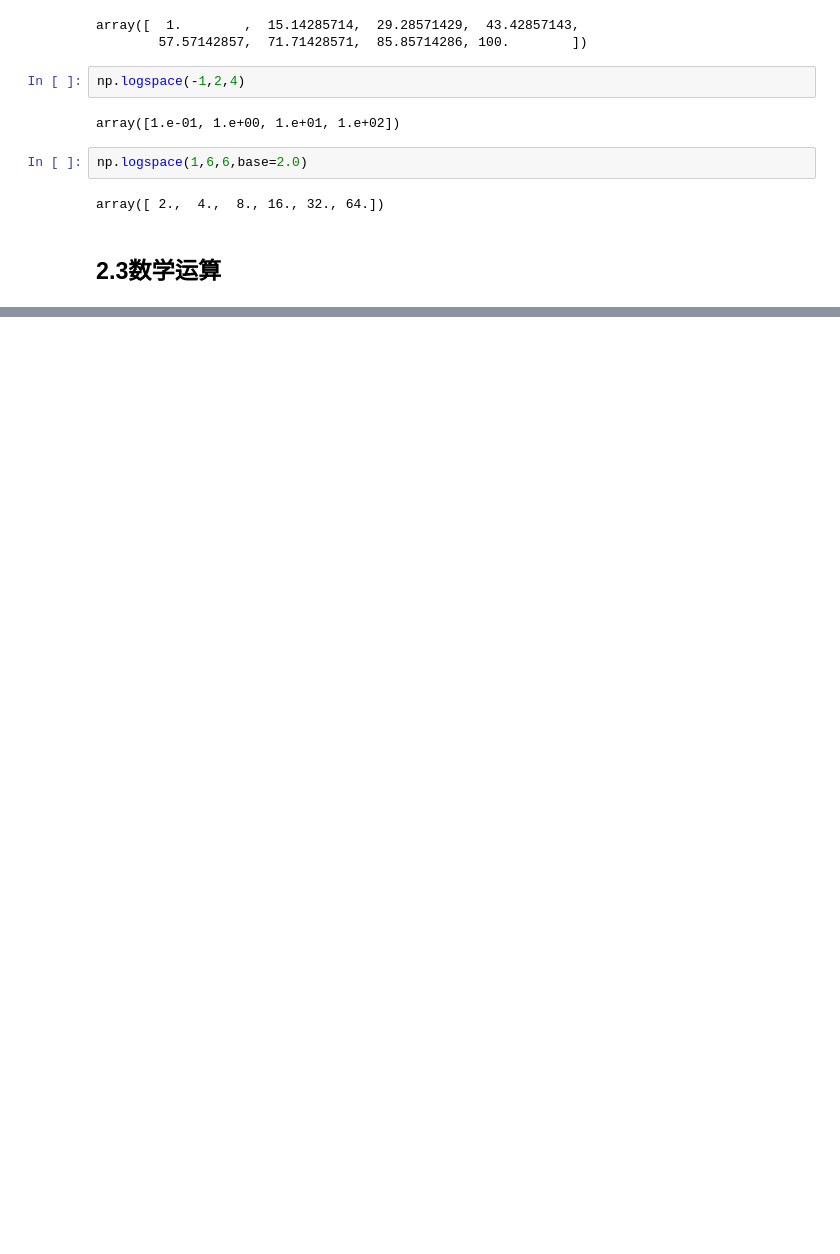
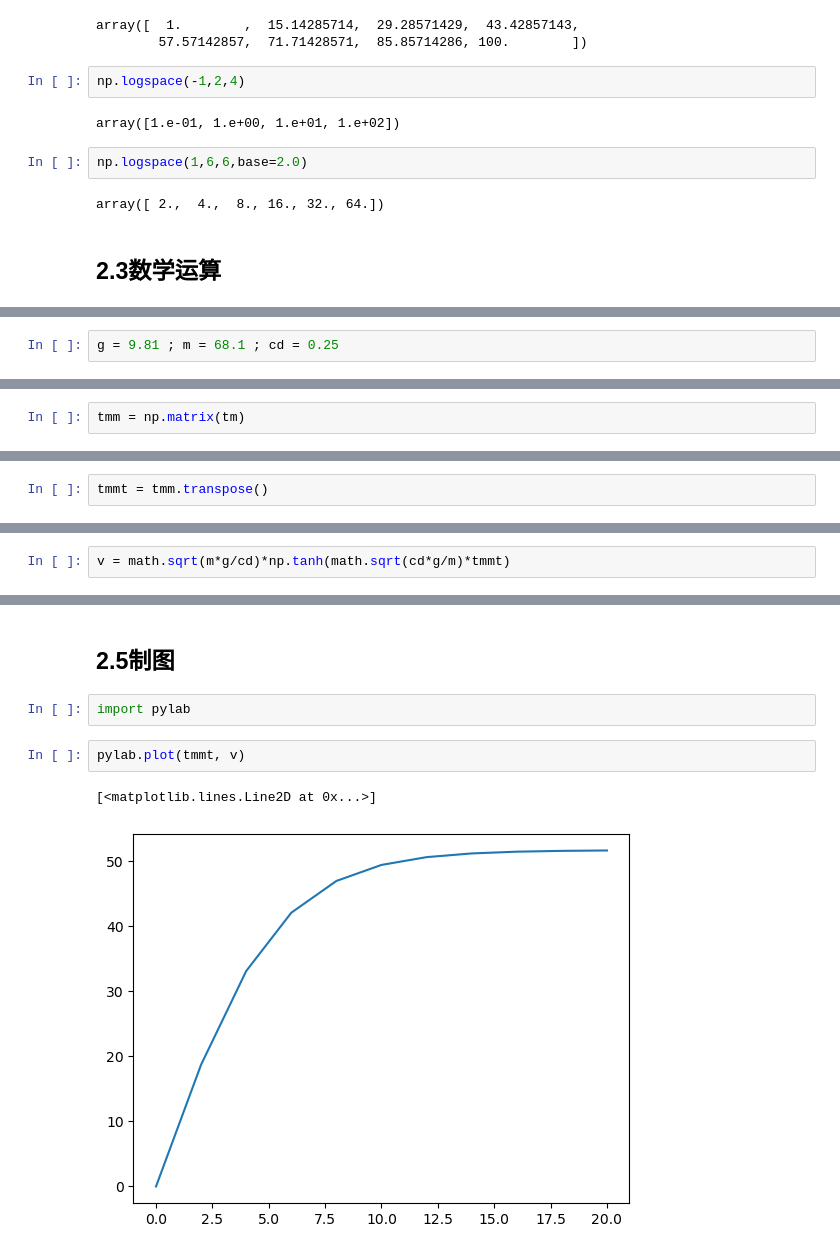
Before and after one commit to hexu1985/python-data-science-examples, a Jupyter notebook: Applied.Numerical.Methods.With.Python/chapter-02/chapter-02.ipynb, the cells around one changed output, grey strips where cells are left out. Saved outputs shown, nothing was run; the diff lists cells and outputs as text; blank space fills up the shorter version.

```diff
--- a/Applied.Numerical.Methods.With.Python/chapter-02/chapter-02.ipynb
+++ b/Applied.Numerical.Methods.With.Python/chapter-02/chapter-02.ipynb
@@ -125,0 +377,2 @@ array([ 2.,  4.,  8., 16., 32., 64.])
+# %%
+g = 9.81 ; m = 68.1 ; cd = 0.25
@@ -125,0 +387,2 @@ array([ 2.,  4.,  8., 16., 32., 64.])
+# %%
+tmm = np.matrix(tm)
@@ -125,0 +401,2 @@ array([ 2.,  4.,  8., 16., 32., 64.])
+# %%
+tmmt = tmm.transpose()
@@ -125,0 +417,2 @@ array([ 2.,  4.,  8., 16., 32., 64.])
+# %%
+v = math.sqrt(m*g/cd)*np.tanh(math.sqrt(cd*g/m)*tmmt)
@@ -125,0 +433,9 @@ array([ 2.,  4.,  8., 16., 32., 64.])
+# %% [markdown]
+## 2.5制图
+# %%
+import pylab
+# %%
+pylab.plot(tmmt, v)
+# %% [output]
+[<matplotlib.lines.Line2D at 0x...>]
+[figure, added]
```
Also changed, not shown: parts of 70 cells of this notebook.
